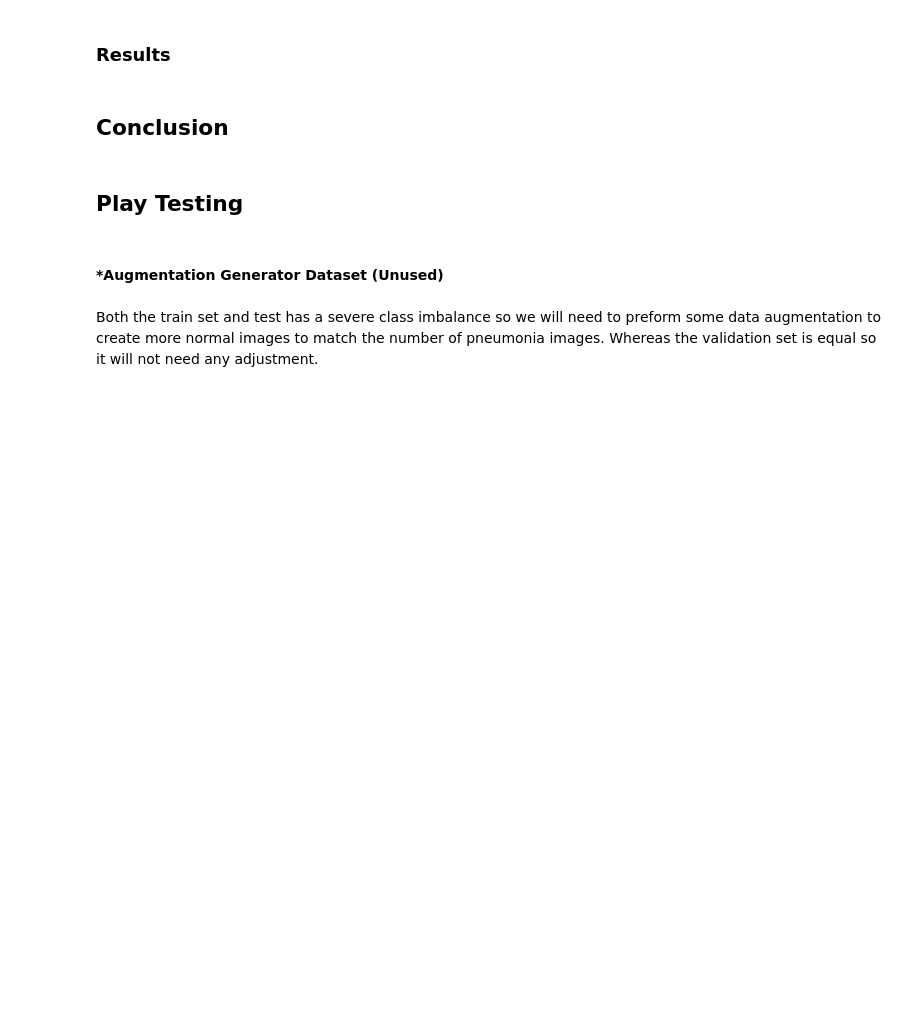
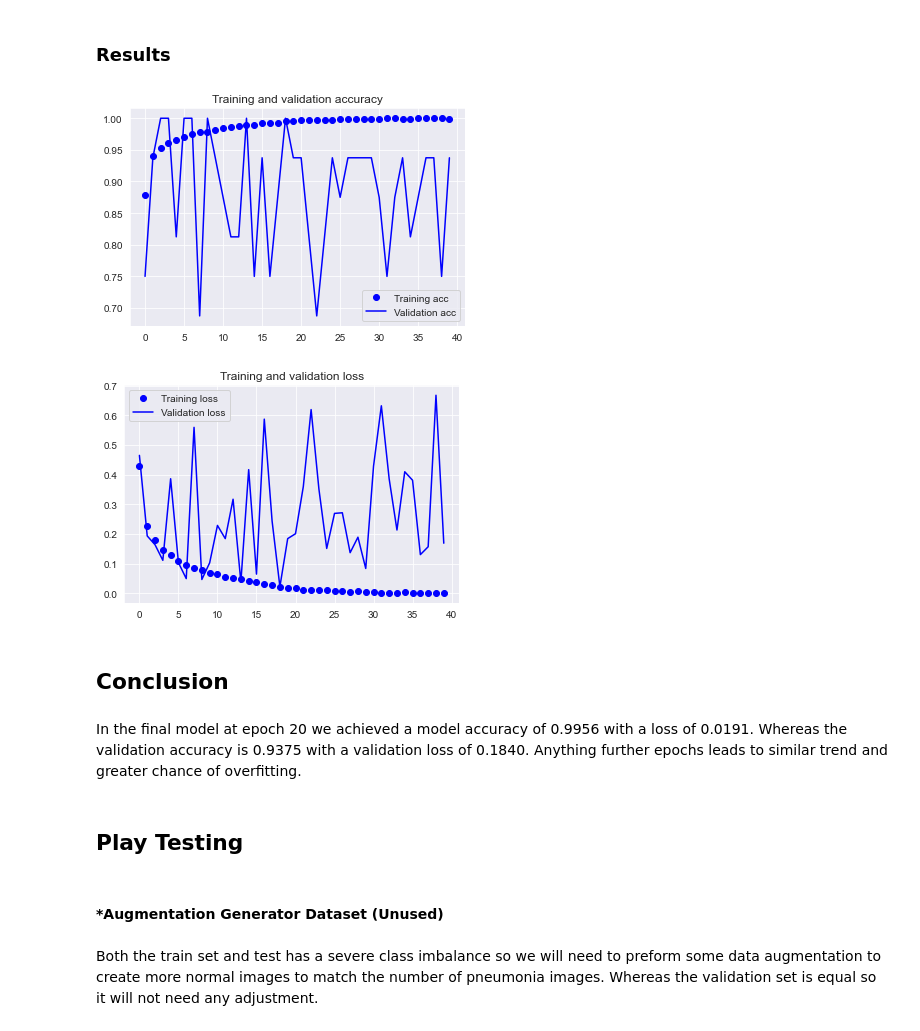
Before and after one commit to Ericusick/Chest_X-Ray-Image_Classification, a Jupyter notebook: X-ray.ipynb, the cells around one changed output. Saved outputs shown, nothing was run; the diff lists cells and outputs as text; code cells hidden in the pictures; blank space fills up the shorter version.

Commit message:
final model complete

```diff
--- a/X-ray.ipynb
+++ b/X-ray.ipynb
@@ -563,2 +584,16 @@ mean test accuracy +/- std = 0.6407 +/- 0.0584 with: {'conv_activation': 'tanh',
 # %% [markdown]
 ### Model
+# %%
+#Final CNN model taking in some GridSearch into an account
+model = models.Sequential()
+
+model.add(layers.Conv2D(32, (3, 3), activation='relu',
+                        input_shape=(128, 128, 1)))
+model.add(layers.MaxPooling2D((2, 2)))
+model.add(layers.Conv2D(64, (3, 3), activation='tanh'))
+model.add(layers.MaxPooling2D((2, 2)))
+model.add(layers.Conv2D(128, (3, 3), activation='tanh'))
+model.add(layers.MaxPooling2D((2, 2)))
+model.add(layers.Flatten())
+model.add(layers.Dense(512, activation='relu'))
+model.add(layers.Dense(1, activation='sigmoid'))
@@ -564,0 +620,11 @@ mean test accuracy +/- std = 0.6407 +/- 0.0584 with: {'conv_activation': 'tanh',
+# %%
+#Compile
+model.compile(loss='binary_crossentropy',
+              optimizer=optimizers.RMSprop(lr=1e-4),
+              metrics=['accuracy'])
+# %%
+#Final model fit
+history_cnn_final = model.fit(train_generator,
+                    epochs = 40,
+                    class_weight = {0: 3., 1: 1.},
+                    validation_data=val_generator)
@@ -565,2 +649,7 @@ mean test accuracy +/- std = 0.6407 +/- 0.0584 with: {'conv_activation': 'tanh',
 # %% [markdown]
 ### Results
+# %%
+model_graphs(history_cnn_final)
+# %% [output]
+[figure, added]
+[figure, added]
@@ -567,5 +658,7 @@ mean test accuracy +/- std = 0.6407 +/- 0.0584 with: {'conv_activation': 'tanh',
 # %% [markdown]
 ## Conclusion
+# %% [markdown]
+In the final model at epoch 20 we achieved a model accuracy of 0.9956 with a loss of 0.0191. Whereas the validation accuracy is 0.9375 with a validation loss of 0.1840. Anything further epochs leads to similar trend and greater chance of overfitting.
 # %% [markdown]
 ## Play Testing
 # %% [markdown]
```
Also changed, not shown: parts of 44 cells of this notebook, 4 other files.
